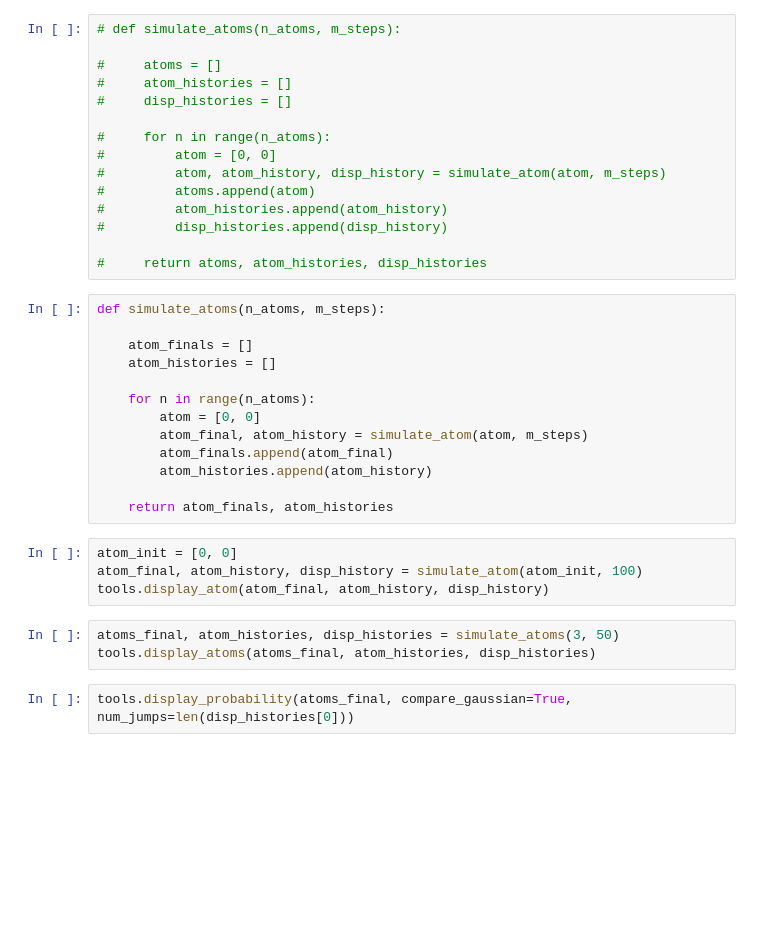
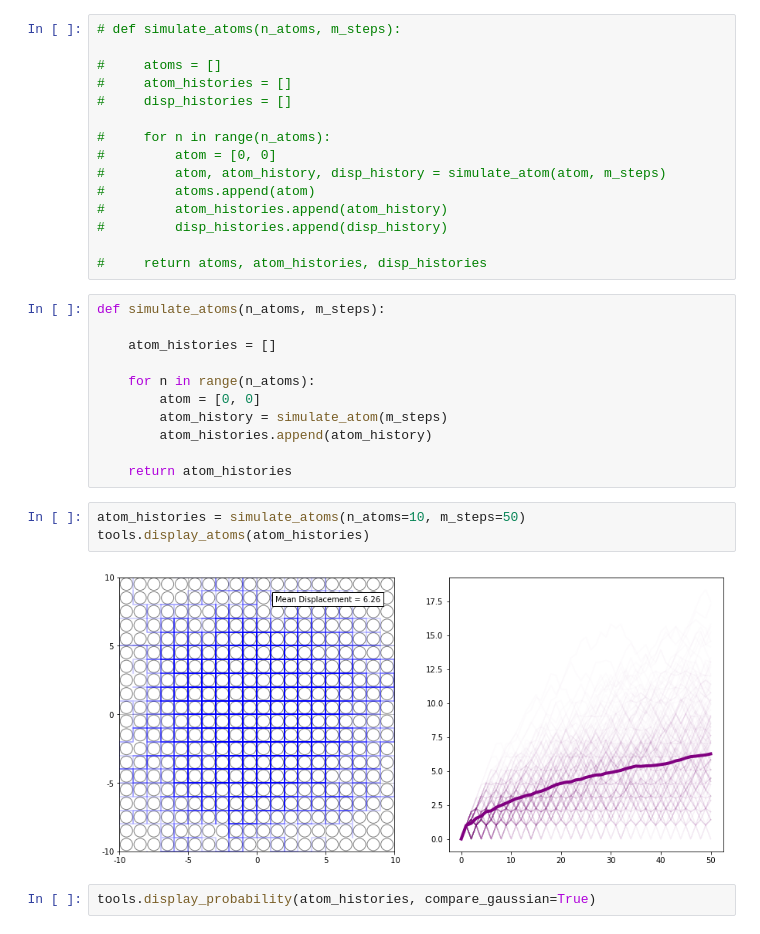
Before and after one commit to McMasterCMS/random-walk-diffusion, a Jupyter notebook: master_notebook.ipynb, the cells around one changed output. Cells and saved outputs as stored; diff of their text form; blank space fills up the shorter version.

```diff
--- a/master_notebook.ipynb
+++ b/master_notebook.ipynb
@@ -84,22 +89,18 @@ def simulate_atom(atom, m_steps):
 # %%
 def simulate_atoms(n_atoms, m_steps):
 
-    atom_finals = []
     atom_histories = []
 
     for n in range(n_atoms):
         atom = [0, 0]
-        atom_final, atom_history = simulate_atom(atom, m_steps)
-        atom_finals.append(atom_final)
+        atom_history = simulate_atom(m_steps)
         atom_histories.append(atom_history)
 
-    return atom_finals, atom_histories
+    return atom_histories
-# %%
-atom_init = [0, 0]
-atom_final, atom_history, disp_history = simulate_atom(atom_init, 100)
-tools.display_atom(atom_final, atom_history, disp_history)
 # %%
-atoms_final, atom_histories, disp_histories = simulate_atoms(3, 50)
-tools.display_atoms(atoms_final, atom_histories, disp_histories)
+atom_histories = simulate_atoms(n_atoms=10, m_steps=50)
+tools.display_atoms(atom_histories)
+# %% [output]
+[figure, added]
 # %%
-tools.display_probability(atoms_final, compare_gaussian=True, num_jumps=len(disp_histories[0]))
+tools.display_probability(atom_histories, compare_gaussian=True)
```
Also changed, not shown: parts of 5 cells of this notebook, 1 other file.
